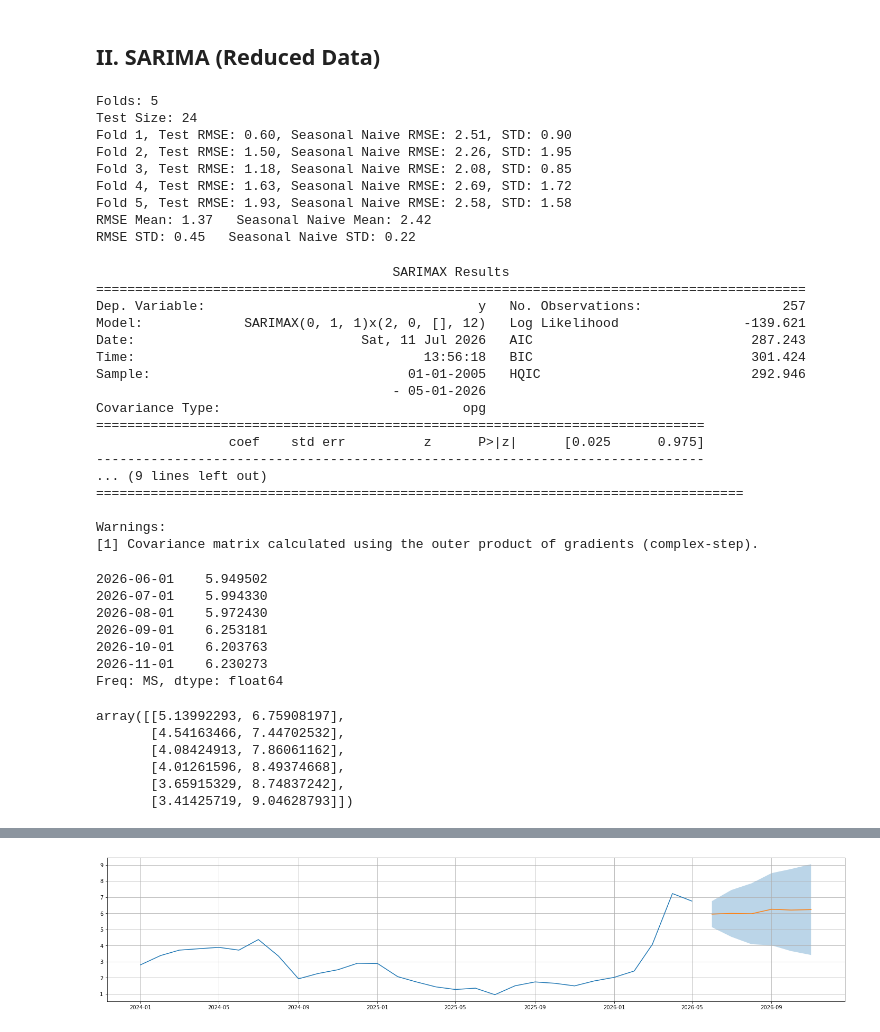
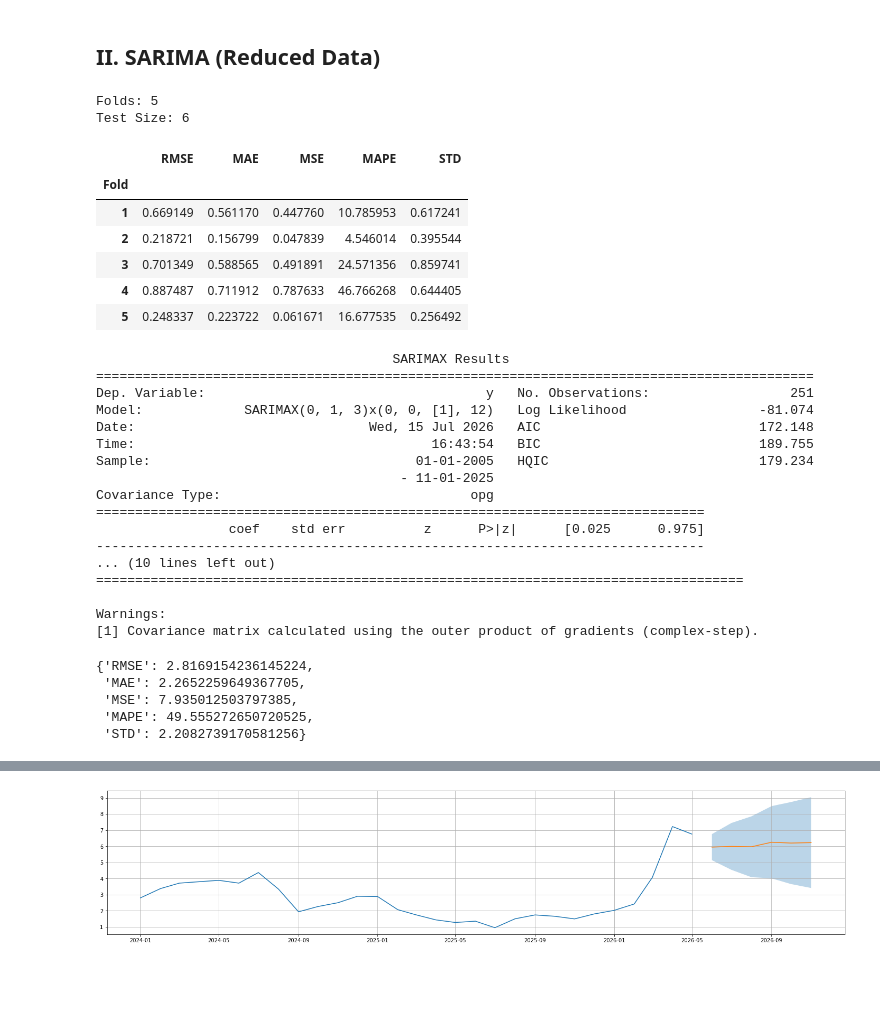
Before and after one commit to xxtofff/Inflation-Forecasting, a Jupyter notebook: notebooks/04_sarima.ipynb, the cells around one changed output, grey strips where cells are left out. Cells and saved outputs as stored; diff of their text form; code cells hidden in the pictures; blank space fills up the shorter version.

```diff
--- a/notebooks/03_sarima.ipynb
+++ b/notebooks/04_sarima.ipynb
@@ -82,58 +115,49 @@ plt.show()
 ## II. SARIMA (Reduced Data)
 # %%
 full_data = inf_data.dropna()
-reduced_inf = full_data['InflationRate']
-targ_col = ['InflationRate']
-exog_cols = [col for col in full_data.columns if col not in targ_col]
+targ_col = 'InflationRate'
+
+reduced_inf = full_data[targ_col]
+reduced_inf_train = reduced_inf[:-test_size]
+reduced_inf_test = reduced_inf[-test_size:]
 # %%
-sarimax_test(reduced_inf, n_splits=5, test_size = 24)
+sarimax_test(ts_data = reduced_inf_train, n_splits = n_splits, test_size = test_size)
 # %% [output]
 Folds: 5
-Test Size: 24
-Fold 1, Test RMSE: 0.60, Seasonal Naive RMSE: 2.51, STD: 0.90
-Fold 2, Test RMSE: 1.50, Seasonal Naive RMSE: 2.26, STD: 1.95
-Fold 3, Test RMSE: 1.18, Seasonal Naive RMSE: 2.08, STD: 0.85
-Fold 4, Test RMSE: 1.63, Seasonal Naive RMSE: 2.69, STD: 1.72
-Fold 5, Test RMSE: 1.93, Seasonal Naive RMSE: 2.58, STD: 1.58
-RMSE Mean: 1.37   Seasonal Naive Mean: 2.42
-RMSE STD: 0.45   Seasonal Naive STD: 0.22
+Test Size: 6
+|  | RMSE | MAE | MSE | MAPE | STD |
+| Fold |  |  |  |  |  |
+| 1 | 0.669149 | 0.561170 | 0.447760 | 10.785953 | 0.617241 |
+| 2 | 0.218721 | 0.156799 | 0.047839 | 4.546014 | 0.395544 |
+| 3 | 0.701349 | 0.588565 | 0.491891 | 24.571356 | 0.859741 |
+| 4 | 0.887487 | 0.711912 | 0.787633 | 46.766268 | 0.644405 |
+| 5 | 0.248337 | 0.223722 | 0.061671 | 16.677535 | 0.256492 |
 # %%
-model, forecast, conf = sarimax_forecast(ts_data=reduced_inf, n_forecast=6)
-print(model.summary())
+nexog_red_test_model, nexog_red_test_forecast, nexog_red_test_conf = sarimax_forecast(ts_data=reduced_inf_train, n_forecast=months_ahead)
+print(nexog_red_test_model.summary())
 # %% [output]
                                       SARIMAX Results
-===========================================================================================
-Dep. Variable:                                   y   No. Observations:                  257
-Model:             SARIMAX(0, 1, 1)x(2, 0, [], 12)   Log Likelihood                -139.621
-Date:                             Sat, 11 Jul 2026   AIC                            287.243
-Time:                                     13:56:18   BIC                            301.424
-Sample:                                 01-01-2005   HQIC                           292.946
-                                      - 05-01-2026
-Covariance Type:                               opg
+============================================================================================
+Dep. Variable:                                    y   No. Observations:                  251
+Model:             SARIMAX(0, 1, 3)x(0, 0, [1], 12)   Log Likelihood                 -81.074
+Date:                              Wed, 15 Jul 2026   AIC                            172.148
+Time:                                      16:43:54   BIC                            189.755
+Sample:                                  01-01-2005   HQIC                           179.234
+                                       - 11-01-2025
+Covariance Type:                                opg
 ==============================================================================
                  coef    std err          z      P>|z|      [0.025      0.975]
 ------------------------------------------------------------------------------
-... (9 lines left out)
+... (10 lines left out)
 ===================================================================================
 
 Warnings:
 [1] Covariance matrix calculated using the outer product of gradients (complex-step).
-# %%
-forecast
-# %% [output]
-2026-06-01    5.949502
-2026-07-01    5.994330
-2026-08-01    5.972430
-2026-09-01    6.253181
-2026-10-01    6.203763
-2026-11-01    6.230273
-Freq: MS, dtype: float64
-# %%
-conf
-# %% [output]
-array([[5.13992293, 6.75908197],
-       [4.54163466, 7.44702532],
-       [4.08424913, 7.86061162],
-       [4.01261596, 8.49374668],
-       [3.65915329, 8.74837242],
-       [3.41425719, 9.04628793]])
+# %%
+eval_metrics(reduced_inf_test, nexog_red_test_forecast)
+# %% [output]
+{'RMSE': 2.8169154236145224,
+ 'MAE': 2.2652259649367705,
+ 'MSE': 7.935012503797385,
+ 'MAPE': 49.555272650720525,
+ 'STD': 2.2082739170581256}
```
Also changed, not shown: parts of 24 cells of this notebook, 20 other files.
